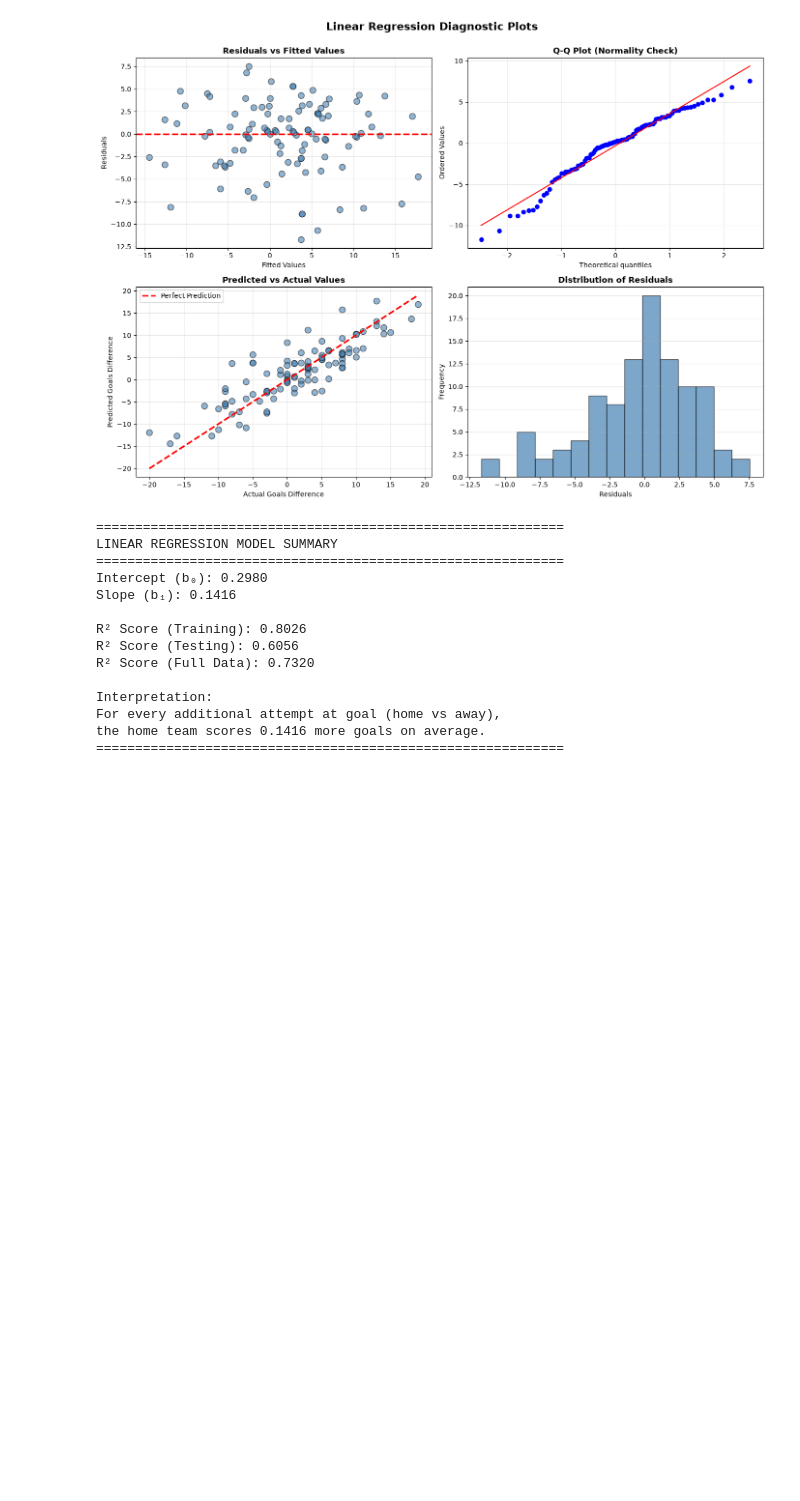
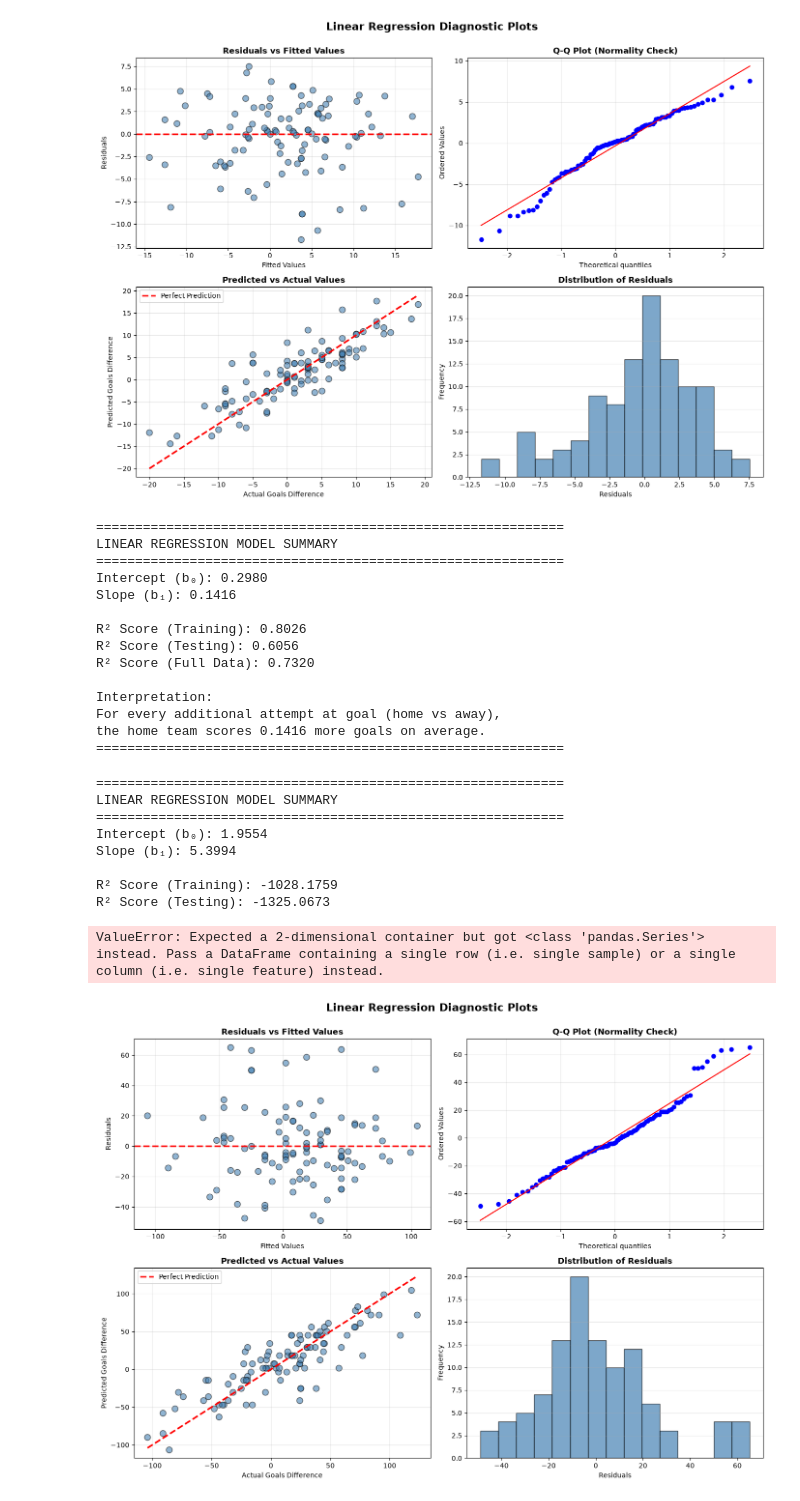
Before and after one commit to DanDooLoo/HIT140_Assessment-2_Group23, a Jupyter notebook: Objective3_Q2.1_Group23.ipynb, the cells around one changed output. Cells and saved outputs as stored; diff of their text form; code cells hidden in the pictures; blank space fills up the shorter version.

```diff
--- a/Objective3_Q2.1_Group23.ipynb
+++ b/Objective3_Q2.1_Group23.ipynb
@@ -432,3 +566,70 @@ Interpretation:
 For every additional attempt at goal (home vs away),
 the home team scores 0.1416 more goals on average.
 ============================================================
+# %%
+# Diagnostic plots to validate model 2 assumptions
+from scipy import stats
+
+# Calculate predictions and residuals on full dataset
+y_pred_full2 = model2.predict(x2.to_numpy().reshape(-1, 1))
+residuals2 = y2 - y_pred_full2.flatten()
+
+# Create 2x2 subplot for diagnostics
+fig2, axes2 = plt.subplots(2, 2, figsize=(14, 10))
+fig2.suptitle('Linear Regression Diagnostic Plots', fontsize=16, fontweight='bold', y=1.00)
+
+# 1. Residuals vs Fitted Values
+axes2[0, 0].scatter(y_pred_full2, residuals2, alpha=0.6, s=80, edgecolor='black', color='steelblue')
+axes2[0, 0].axhline(0, color='red', linewidth=2.5, linestyle='--')
+axes2[0, 0].set_title('Residuals vs Fitted Values', fontsize=12, fontweight='bold')
+axes2[0, 0].set_xlabel('Fitted Values')
+axes2[0, 0].set_ylabel('Residuals')
+axes2[0, 0].grid(True, alpha=0.3)
+
+# 2. Q-Q Plot (Normality of Residuals)
+stats.probplot(residuals2, dist="norm", plot=axes2[0, 1])
+axes2[0, 1].set_title('Q-Q Plot (Normality Check)', fontsize=12, fontweight='bold')
+axes2[0, 1].grid(True, alpha=0.3)
+
+# 3. Predicted vs Actual
+axes2[1, 0].scatter(y2, y_pred_full2, alpha=0.6, s=80, edgecolor='black', color='steelblue')
+axes2[1, 0].plot([y2.min(), y2.max()], [y2.min(), y2.max()], 'r--', linewidth=2.5, label='Perfect Prediction')
+axes2[1, 0].set_title('Predicted vs Actual Values', fontsize=12, fontweight='bold')
+axes2[1, 0].set_xlabel('Actual Goals Difference')
+axes2[1, 0].set_ylabel('Predicted Goals Difference')
+axes2[1, 0].legend()
+axes2[1, 0].grid(True, alpha=0.3)
+
+# 4. Histogram of Residuals
+axes2[1, 1].hist(residuals2, bins=15, edgecolor='black', alpha=0.7, color='steelblue')
+axes2[1, 1].set_title('Distribution of Residuals', fontsize=12, fontweight='bold')
+axes2[1, 1].set_xlabel('Residuals')
+axes2[1, 1].set_ylabel('Frequency')
+axes2[1, 1].grid(True, alpha=0.3, axis='y')
+
+plt.tight_layout()
+
+# Print model statistics
+print("\n" + "="*60)
+print("LINEAR REGRESSION MODEL SUMMARY")
+print("="*60)
+print(f"Intercept (b₀): {model2.intercept_:.4f}")
+print(f"Slope (b₁): {model2.coef_[0]:.4f}")
+print(f"\nR² Score (Training): {model2.score(x_train, y_train):.4f}")
+print(f"R² Score (Testing): {model2.score(x_test, y_test):.4f}")
+print(f"R² Score (Full Data): {model2.score(x2.to_numpy().reshape(-1, 1), y2):.4f}")
+print(f"\nInterpretation:")
+print(f"For every additional attempt at goal (home vs away),")
+print(f"the home team scores {model2.coef_[0]:.4f} more goals on average.")
+print("="*60)
+# %% [output]
+============================================================
+LINEAR REGRESSION MODEL SUMMARY
+============================================================
+Intercept (b₀): 1.9554
+Slope (b₁): 5.3994
+
+R² Score (Training): -1028.1759
+R² Score (Testing): -1325.0673
+ValueError: Expected a 2-dimensional container but got <class 'pandas.Series'> instead. Pass a DataFrame containing a single row (i.e. single sample) or a single column (i.e. single feature) instead.
+[figure, added]
```
Also changed, not shown: parts of 9 cells of this notebook.
